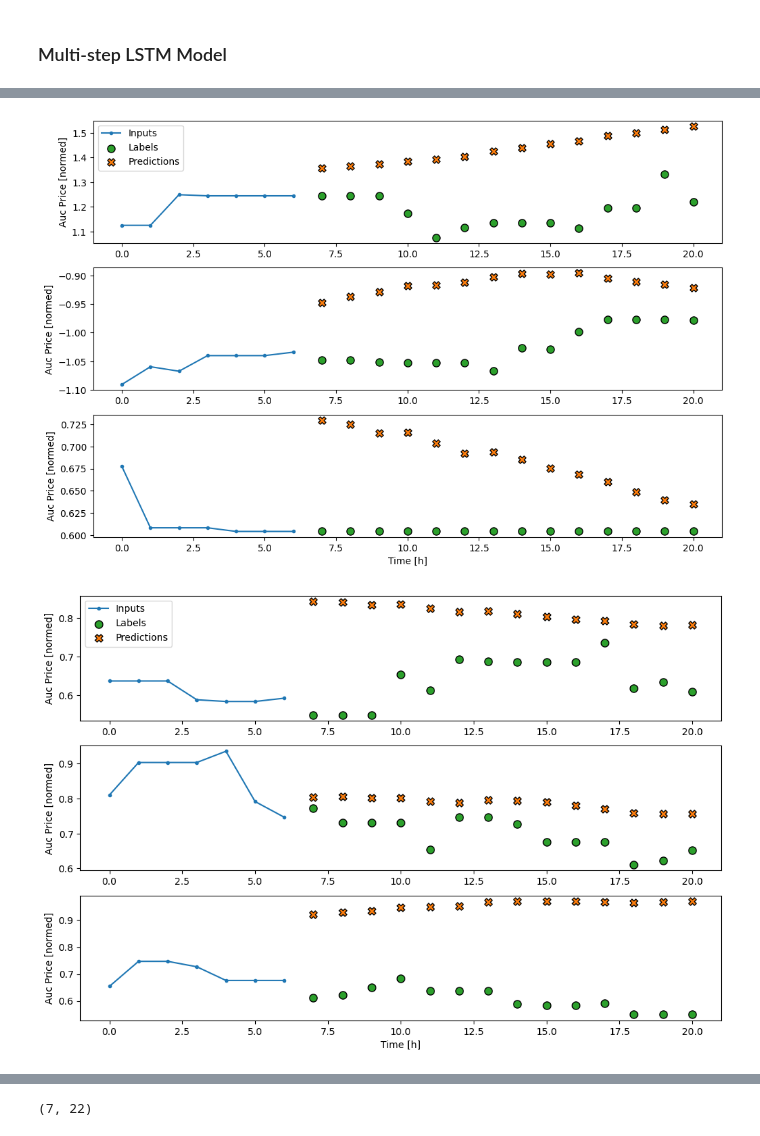
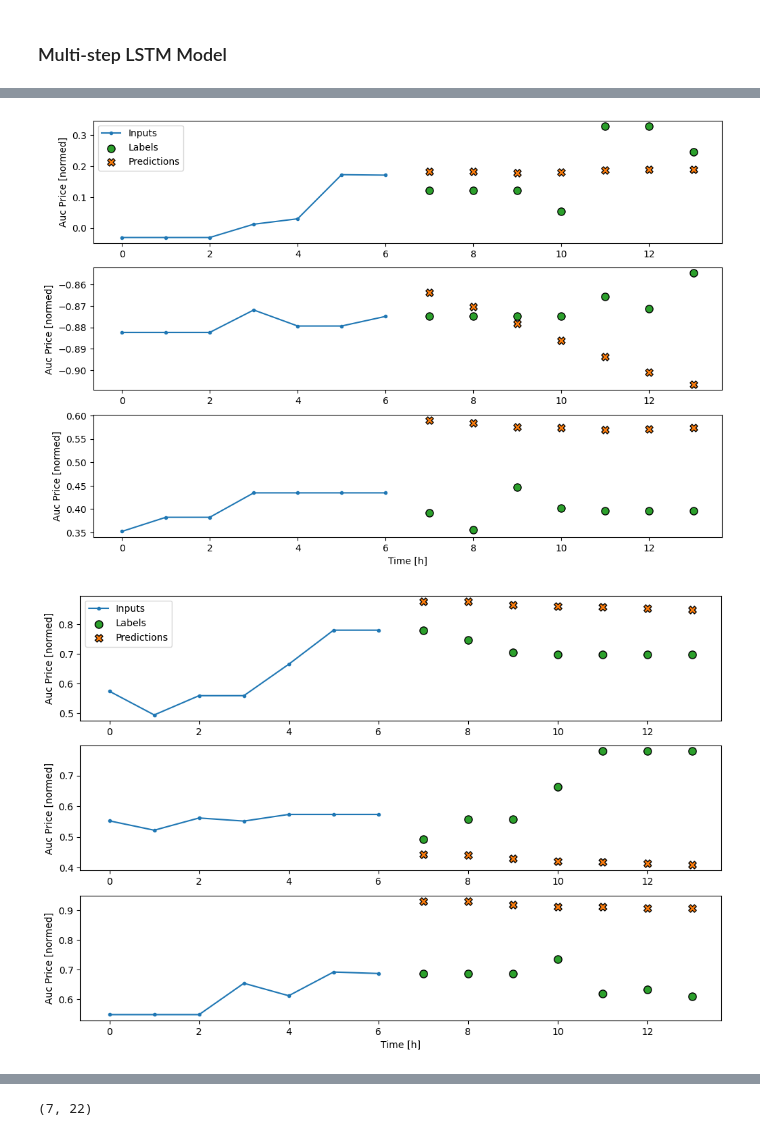
Before and after one commit to wyne1/carbon-market-forecasting, a Jupyter notebook: lstm-model.ipynb, the cells around one changed output, grey strips where cells are left out. Cells and saved outputs as stored; diff of their text form; code cells hidden in the pictures.

```diff
--- a/lstm-model.ipynb
+++ b/lstm-model.ipynb
@@ -724,7 +724,7 @@ train_df, test_df, val_df = preprocessor.train_test_data(merged_df)
 train_df, test_df, val_df = preprocessor.normalize(train_df, test_df, val_df)
 
 num_features = len(test_df.columns)
-OUT_STEPS = 14
+OUT_STEPS = 7
 multi_window = WindowGenerator(input_width=7,
                                train_df=train_df, val_df=val_df, test_df=test_df,
                                label_width=OUT_STEPS,
@@ -810,2 +817,2 @@ Epoch 40/40
-[figure, old version]
+[figure, new version]
-[figure, old version]
+[figure, new version]
```
Also changed, not shown: parts of 10 cells of this notebook, 7 other files.
